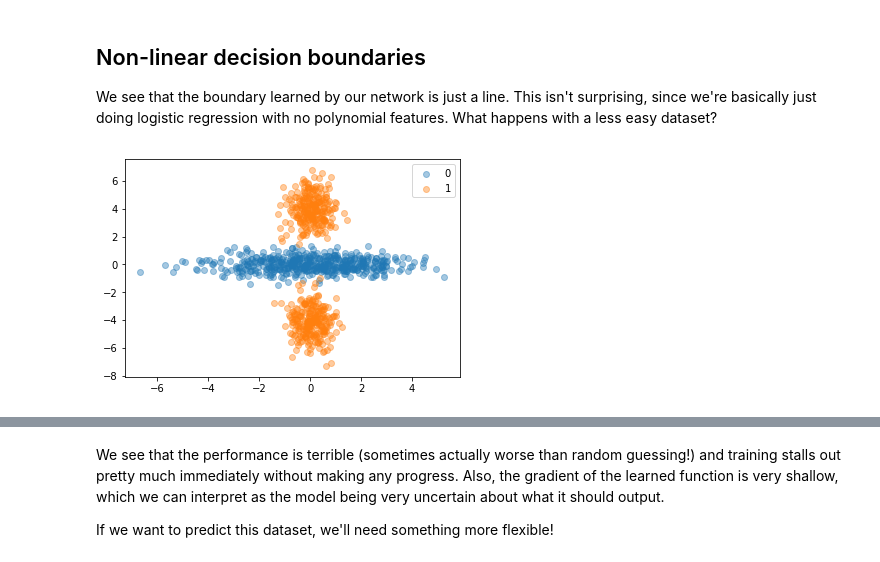
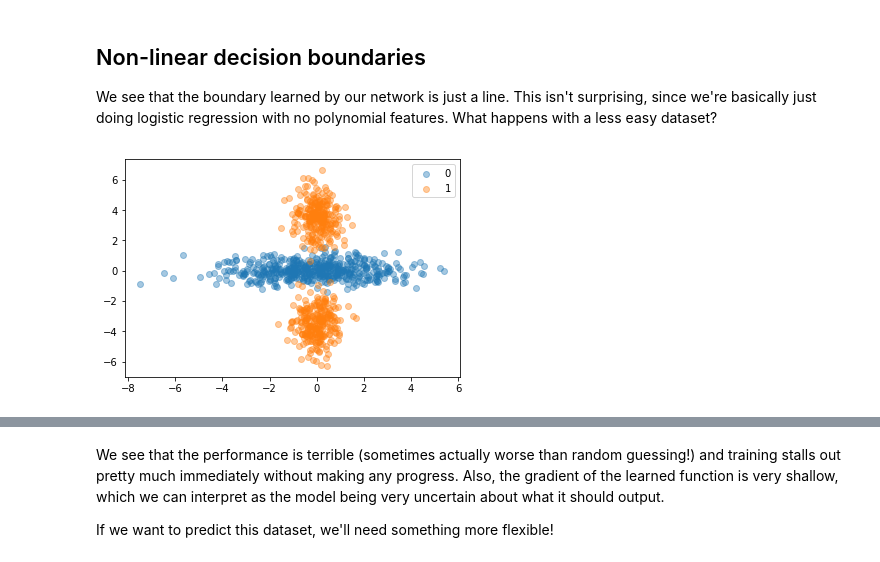
Before and after one commit to JohnPaton/numpy-neural-networks, a Jupyter notebook: 01-single-layer-perceptron.ipynb, the cells around one changed output, grey strips where cells are left out. Saved outputs shown, nothing was run; the diff lists cells and outputs as text; code cells hidden in the pictures.

```diff
--- a/01-single-layer-perceptron.ipynb
+++ b/01-single-layer-perceptron.ipynb
@@ -224,20 +224,20 @@ We see that the boundary learned by our network is just a line. This isn't surpr
 # %%
 n_samples = 1000
 X0 = np.random.normal(loc=[0,0], scale=[2,0.5], size=(int(n_samples/2), 2))
-X11 = np.random.normal(loc=[0,4], scale=[0.5,1], size=(int(n_samples/4), 2))
-X12 = np.random.normal(loc=[0,-4], scale=[0.5,1], size=(int(n_samples/4), 2))
+X11 = np.random.normal(loc=[0,3.5], scale=[0.5,1], size=(int(n_samples/4), 2))
+X12 = np.random.normal(loc=[0,-3.5], scale=[0.5,1], size=(int(n_samples/4), 2))
 X1 = np.vstack([X11, X12])
 y0 = np.zeros(shape=(int(n_samples/2), ))
 y1 = np.ones(shape=(int(n_samples/2), ))
 X = np.vstack([X0, X1])
 yhat = np.hstack([y0, y1])
 
 # X = min_max_scale(X)
 
 plt.scatter(*X[yhat==0].T, label='0', alpha=0.4); plt.scatter(*X[yhat==1].T, label='1', alpha=0.4)
 plt.legend();
 # %% [output]
-[figure, old version]
+[figure, new version]
 # %%
 n_epoch = 250
 alpha = 0.001
```
Also changed, not shown: parts of 7 cells of this notebook, 2 other files.
